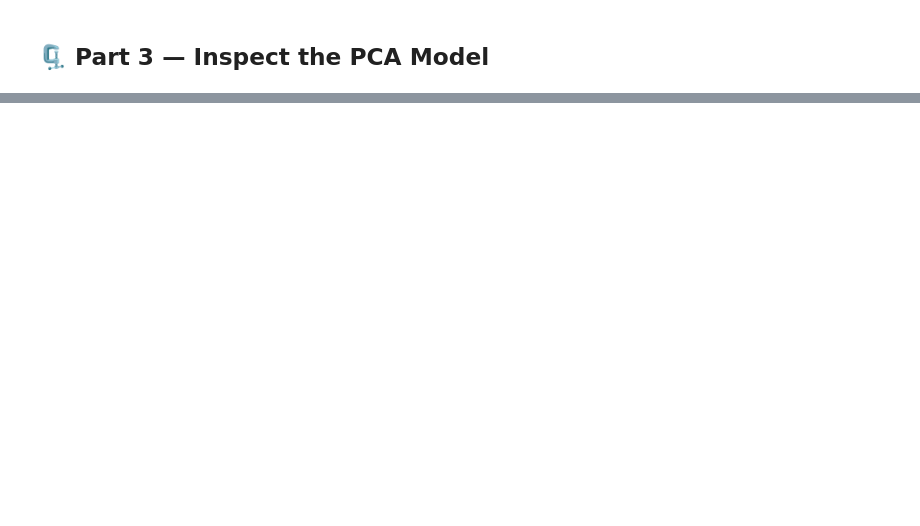
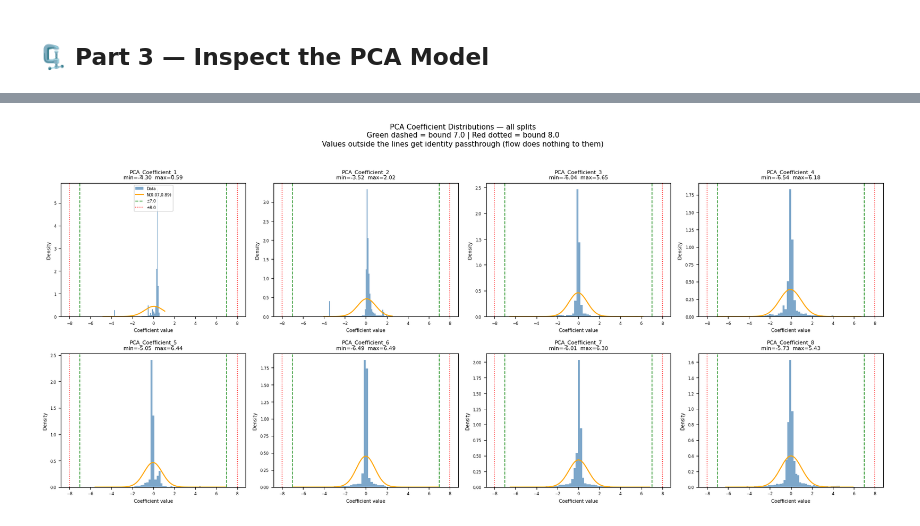
Before and after one commit to Anupam1223/Genesis, a Jupyter notebook: notebooks/explore_preprocessing.ipynb, the cells around one changed output, grey strips where cells are left out. Saved outputs shown, nothing was run; the diff lists cells and outputs as text; code cells hidden in the pictures; blank space fills up the shorter version.

```diff
--- a/notebooks/explore_preprocessing.ipynb
+++ b/notebooks/explore_preprocessing.ipynb
@@ -258,0 +337,40 @@ print(f"\n✅ Reconstructed from just {len(coefficients)} PCA coefficients → {
+# %%
+fig, axes = plt.subplots(2, 4, figsize=(18, 8))
+axes = axes.flatten()
+
+for i, col in enumerate(pca_cols):
+    vals = all_df[col].values
+    ax = axes[i]
+
+    # Histogram of raw values
+    ax.hist(vals, bins=60, density=True, color='steelblue', alpha=0.7, label='Data')
+
+    # Fit & overlay a normal distribution
+    mu, sigma = vals.mean(), vals.std()
+    x_range = np.linspace(vals.min() - 0.5, vals.max() + 0.5, 300)
+    ax.plot(x_range, stats.norm.pdf(x_range, mu, sigma),
+            'orange', lw=1.5, label=f'N({mu:.2f},{sigma:.2f})')
+
+    # Mark candidate bound values
+    for b, col_b, ls in [(7.0, 'green', '--'), (8.0, 'red', ':')]:
+        ax.axvline( b, color=col_b, lw=1.2, ls=ls, alpha=0.8)
+        ax.axvline(-b, color=col_b, lw=1.2, ls=ls, alpha=0.8,
+                   label=f'±{b}' if i == 0 else None)
+
+    ax.set_title(f'{col}\nmin={vals.min():.2f}  max={vals.max():.2f}', fontsize=8)
+    ax.set_xlabel('Coefficient value', fontsize=7)
+    ax.set_ylabel('Density', fontsize=7)
+    ax.tick_params(labelsize=6)
+    if i == 0:
+        ax.legend(fontsize=6)
+
+plt.suptitle(
+    'PCA Coefficient Distributions — all splits\n'
+    'Green dashed = bound 7.0 | Red dotted = bound 8.0\n'
+    'Values outside the lines get identity passthrough (flow does nothing to them)',
+    fontsize=11, y=1.02
+)
+plt.tight_layout()
+plt.show()
+# %% [output]
+[figure, added]
```
Also changed, not shown: parts of 12 cells of this notebook, 13 other files.
